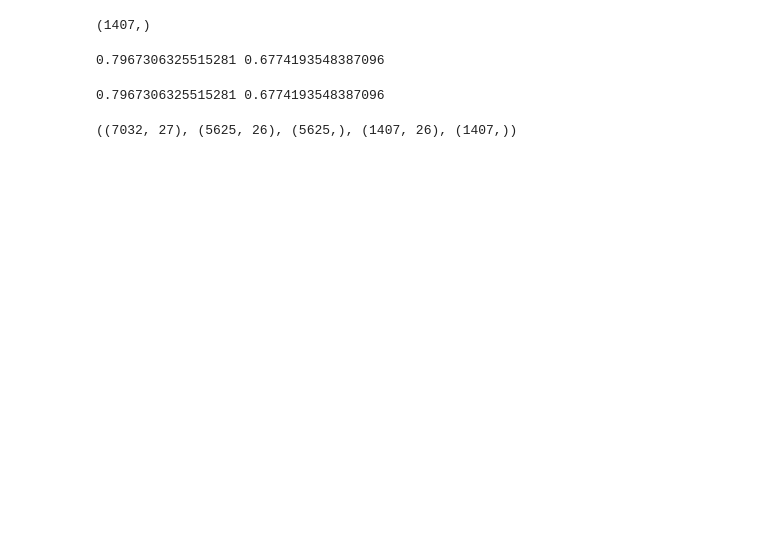
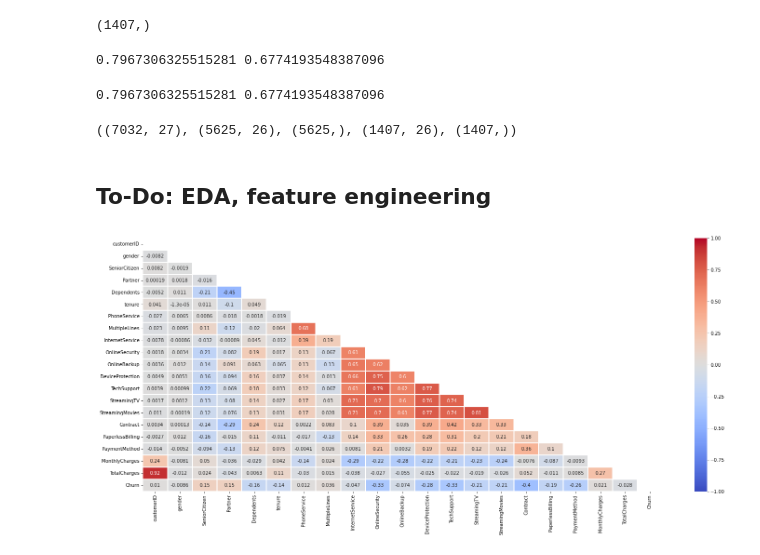
Before and after one commit to furkaneneseren/Telco-Churn-Prediction, a Jupyter notebook: churn-prediction.ipynb, the cells around one changed output. Drawn from its saved outputs; the diff is of its cells as text; code cells hidden in the pictures; blank space fills up the shorter version.

Commit message:
some visualitzation

```diff
--- a/churn-prediction.ipynb
+++ b/churn-prediction.ipynb
@@ -467,3 +467,5 @@ print(accuracy_score(y_test, y_stack1_fitter_three), precision_score(y_test, y_s
 df_minmax_scaled.shape, X_train.shape, y_train.shape, X_test.shape, y_test.shape
 # %% [output]
 ((7032, 27), (5625, 26), (5625,), (1407, 26), (1407,))
+# %% [markdown]
+## To-Do: EDA, feature engineering
@@ -469,0 +487,10 @@ df_minmax_scaled.shape, X_train.shape, y_train.shape, X_test.shape, y_test.shape
+# %%
+plt.figure(figsize=(25, 10))
+
+corr = data.apply(lambda x: pd.factorize(x)[0]).corr()
+
+mask = np.triu(np.ones_like(corr, dtype=bool))
+
+ax = sns.heatmap(corr, mask=mask, xticklabels=corr.columns, yticklabels=corr.columns, annot=True, linewidths=.2, cmap='coolwarm', vmin=-1, vmax=1)
+# %% [output]
+[figure, added]
```
Also changed, not shown: parts of 5 cells of this notebook.
